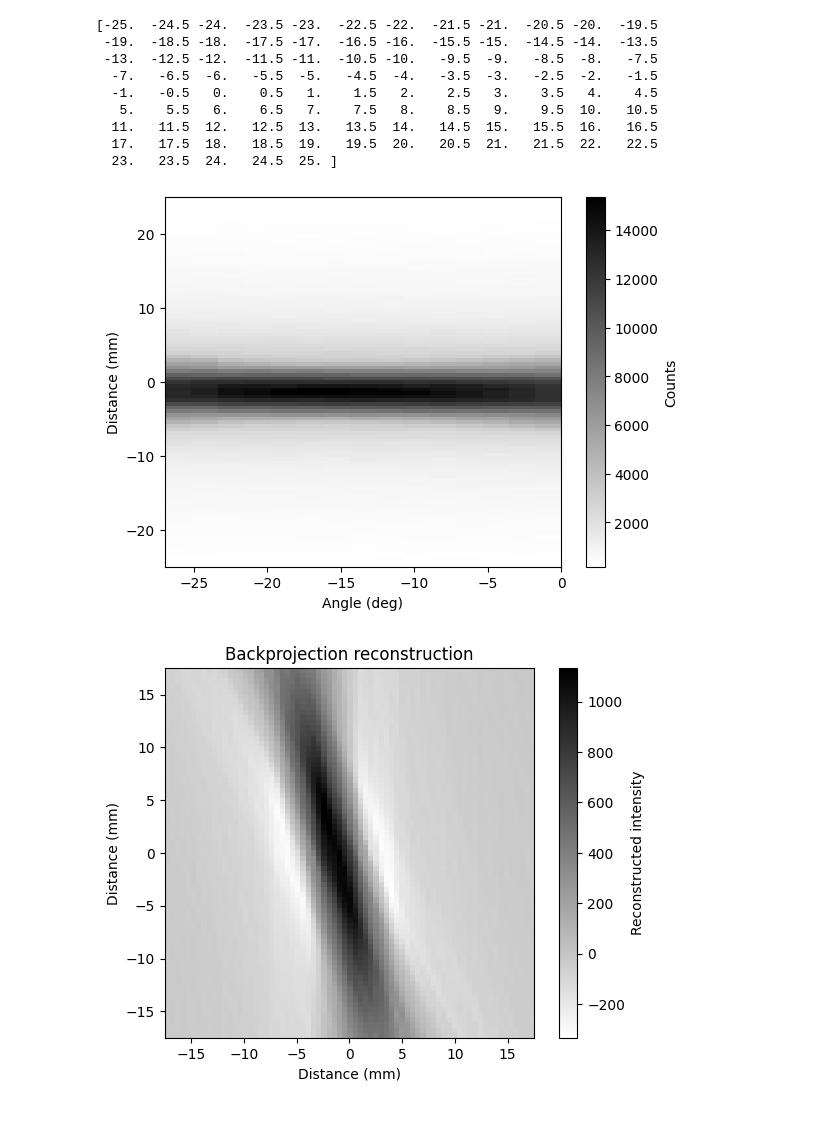
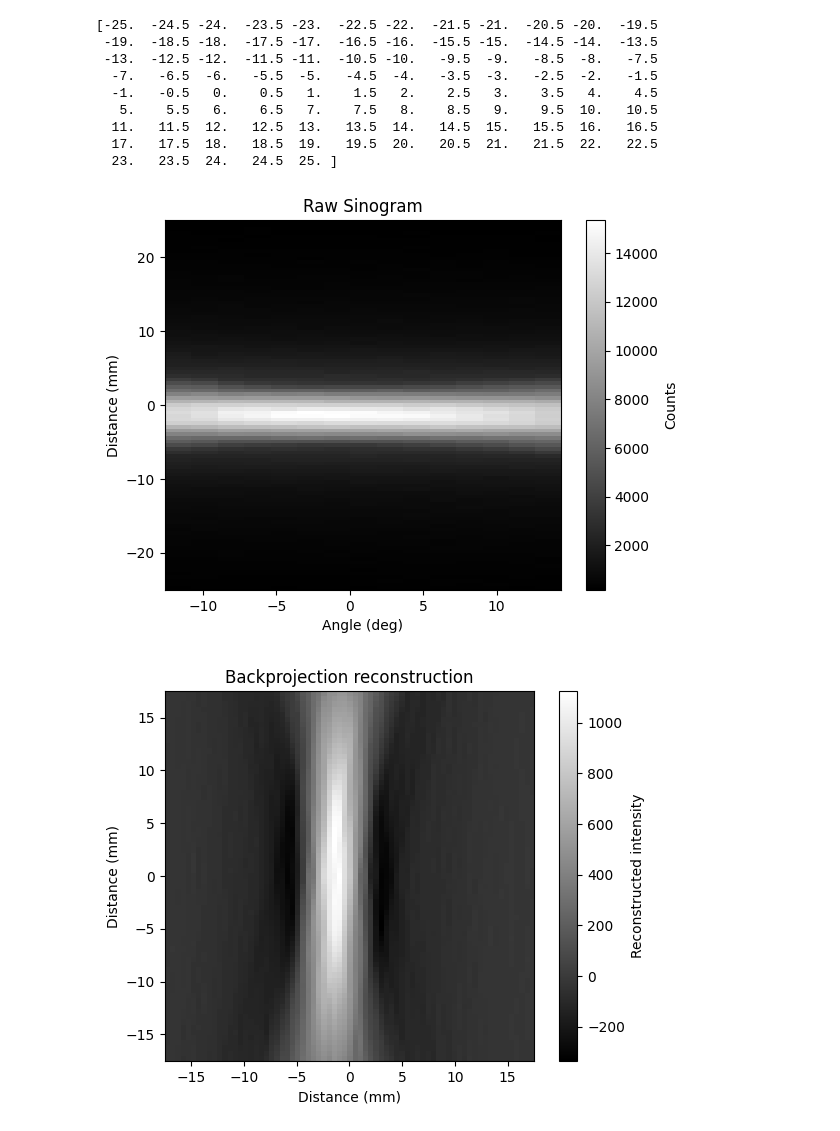
Before and after one commit to MarkZhit/PHYS409-PET, a Jupyter notebook: main.ipynb, the cells around one changed output. Saved outputs shown, nothing was run; the diff lists cells and outputs as text; code cells hidden in the pictures.

Commit message:
added graph title and angle shift

```diff
--- a/main.ipynb
+++ b/main.ipynb
@@ -8,6 +8,7 @@ import re
 import numpy as np
 import matplotlib.pyplot as plt
 # %%
+# Expects all arrays to be of the same length, this comes automatically from the PET lab collection
 def readData(directory):
     angle_pattern = re.compile(r"(-?\d+_\d+)\s*Deg")
     angle_to_counts = {}
@@ -58,8 +59,9 @@ def display_raw_sinogram(count, distance, angle, savename):
         extent=[
             angle[0], angle[-1],
             distance[0], distance[-1]],
-        cmap="gray_r"
+        cmap="gray"
     )
+    plt.title("Raw Sinogram")
     plt.xlabel("Angle (deg)")
     plt.ylabel("Distance (mm)")
     plt.colorbar(label="Counts")
@@ -72,7 +74,7 @@ def display_reconstructed_image(recon, distance, savename):
     plt.imshow(recon, extent=[
         distance[0], distance[-1],
         distance[0], distance[-1]],
-               cmap="gray_r", origin="lower")
+               cmap="gray", origin="lower")
     plt.colorbar(label="Reconstructed intensity")
     plt.title("Backprojection reconstruction")
     plt.ylabel("Distance (mm)")
@@ -107,17 +99,13 @@ print(distance)
   17.   17.5  18.   18.5  19.   19.5  20.   20.5  21.   21.5  22.   22.5
   23.   23.5  24.   24.5  25. ]
 # %%
+angles = angles + 14.4
 display_raw_sinogram(countArr, distance, angles, "prelim scan sinogram")
 # %% [output]
-[figure, old version]
+[figure, new version]
 # %%
 
-recon = iradon(
-    countArr,
-    theta=angles,
-    filter_name="ramp",
-    circle=False
-)
+recon = iradon( countArr, theta=angles, filter_name="ramp", circle=False)
 dimx, dimy = recon.shape
 step_size = distance[1] - distance[0] # I know that step size is constant
 half_width = (dimx - 1) * step_size / 2
@@ -133,4 +121,4 @@ display_reconstructed_image(recon, recon_distance, "prelim scan reconstruction")
 # plt.xlabel("Distance (mm)")
 # plt.show()
 # %% [output]
-[figure, old version]
+[figure, new version]
```
Also changed, not shown: parts of 1 cell of this notebook, 2 other files.
